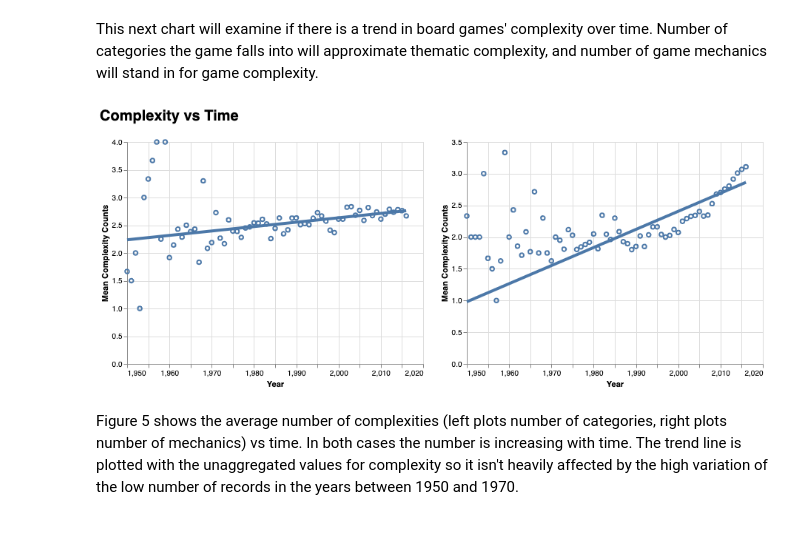
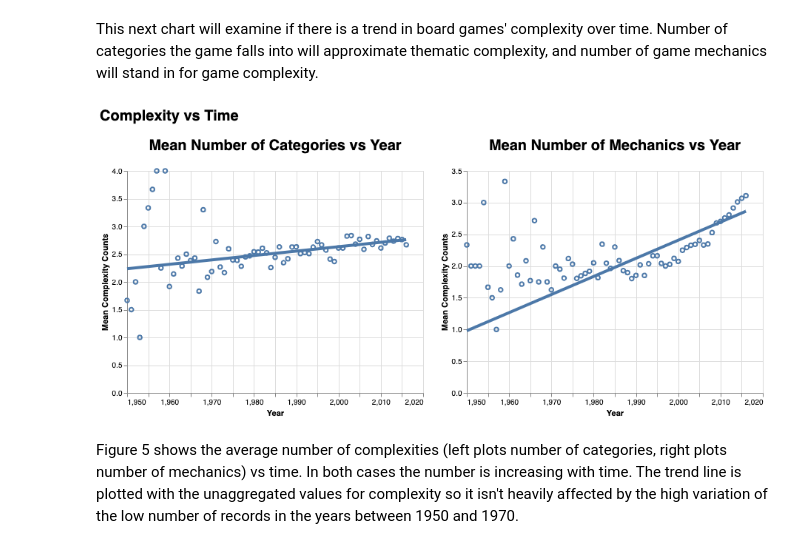
Before and after one commit to ubco-mds-2020-labs/data-550-project2-group-14, a Jupyter notebook: boardgame_EDA.ipynb, the cells around one changed output. Saved outputs shown, nothing was run; the diff lists cells and outputs as text; code cells hidden in the pictures.

Commit message:
add sub titles

```diff
--- a/boardgame_EDA.ipynb
+++ b/boardgame_EDA.ipynb
@@ -475,25 +475,29 @@ This next chart will examine if there is a trend in board games' complexity over
 # %%
 points = alt.Chart(number_of_categories).mark_point().encode(
     x=alt.X('year_published',scale=alt.Scale(zero=False), title="Year"),
     y=alt.Y('mean(complexity_value)',title="Mean Complexity Counts")
+).properties(
+    title="Mean Number of Categories vs Year",
 )
 chart1 = points + points.transform_regression('year_published', 'complexity_value').mark_line(size=4)
 
 
 points = alt.Chart(number_of_mechanics).mark_point().encode(
     x=alt.X('year_published',scale=alt.Scale(zero=False), title="Year"),
     y=alt.Y('mean(complexity_value)', title="Mean Complexity Counts")
+).properties(
+    title="Mean Number of Mechanics vs Year"
 )
 chart2 = points + points.transform_regression('year_published', 'complexity_value').mark_line(size=4)
 
 
 (chart1 | chart2).properties(
     title = "Complexity vs Time"
 ).configure_title(
     dy = -15,fontSize=20,
 )
 # %% [output]
-[figure, old version]
+[figure, new version]
 # %% [markdown]
 Figure 5 shows the average number of complexities (left plots number of categories, right plots number of mechanics) vs time. In both cases the number is increasing with time. The trend line is plotted with the unaggregated values for complexity so it isn't heavily affected by the high variation of the low number of records in the years between 1950 and 1970.
 # %% [markdown]
```
